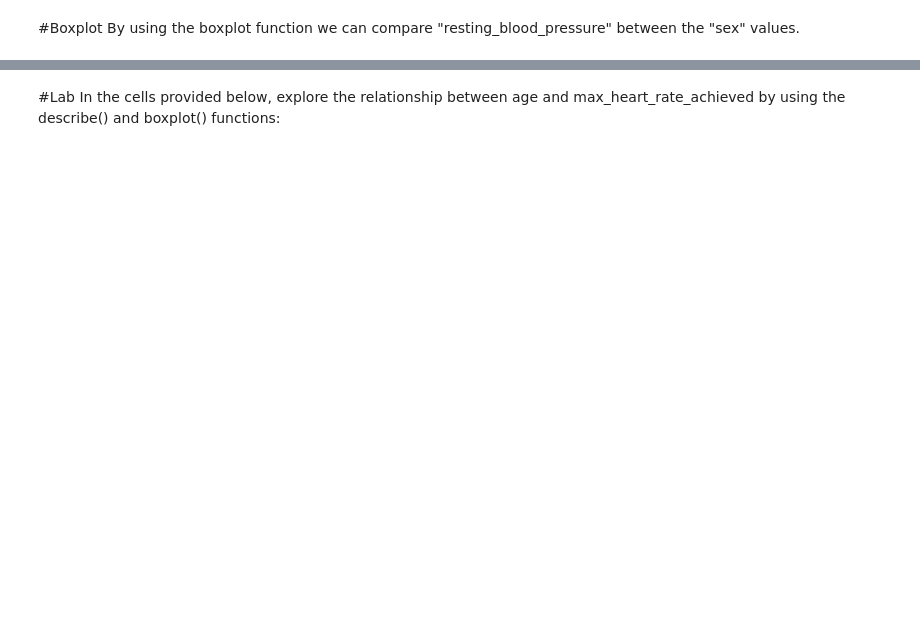
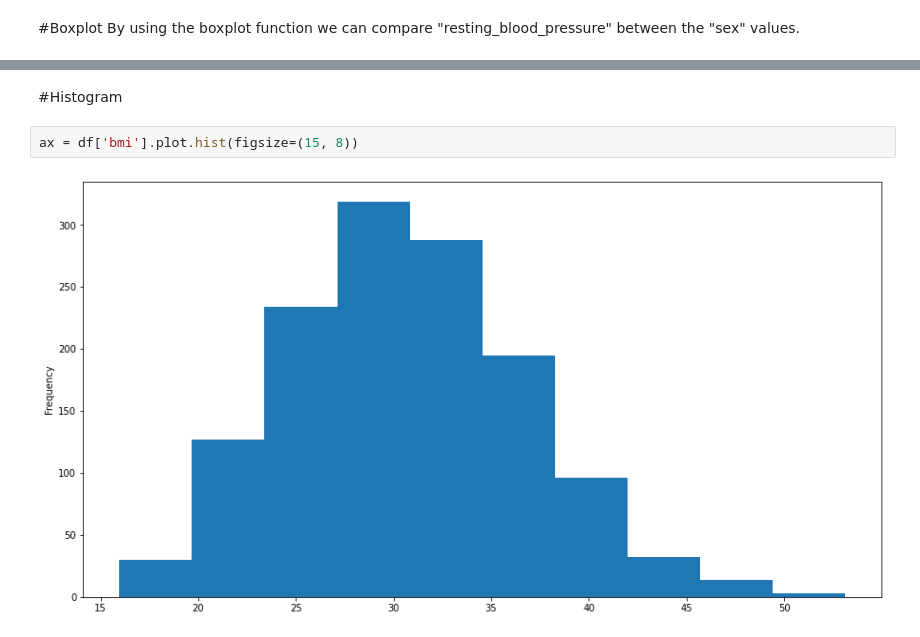
Before and after one commit to uofldmlab/IntroDMLab, a Jupyter notebook: demo_lab_01.ipynb, the cells around one changed output, grey strips where cells are left out. Drawn from its saved outputs; the diff is of its cells as text; blank space fills up the shorter version.

```diff
--- a/demo_lab_01.ipynb
+++ b/demo_lab_01.ipynb
@@ -83,3 +160,6 @@ df[['sex','resting_blood_pressure']].boxplot(by="sex",figsize=(20, 10))
-# %% [markdown]
-#Lab
-In the cells provided below, explore the relationship between age and max_heart_rate_achieved by using the describe() and boxplot() functions:
+# %% [markdown]
+#Histogram
+# %%
+ax = df['bmi'].plot.hist(figsize=(15, 8))
+# %% [output]
+[figure, added]
```
Also changed, not shown: parts of 22 cells of this notebook.
